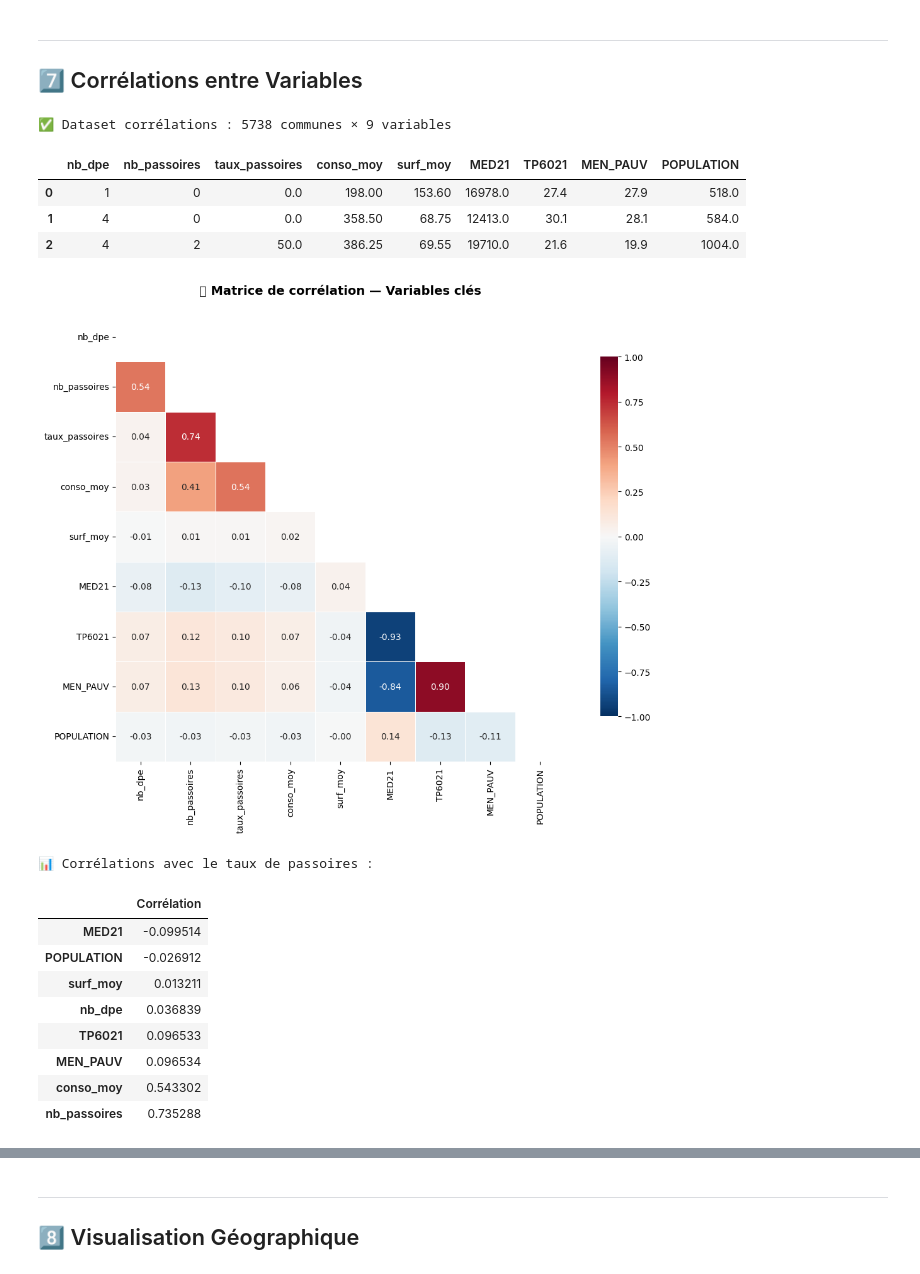
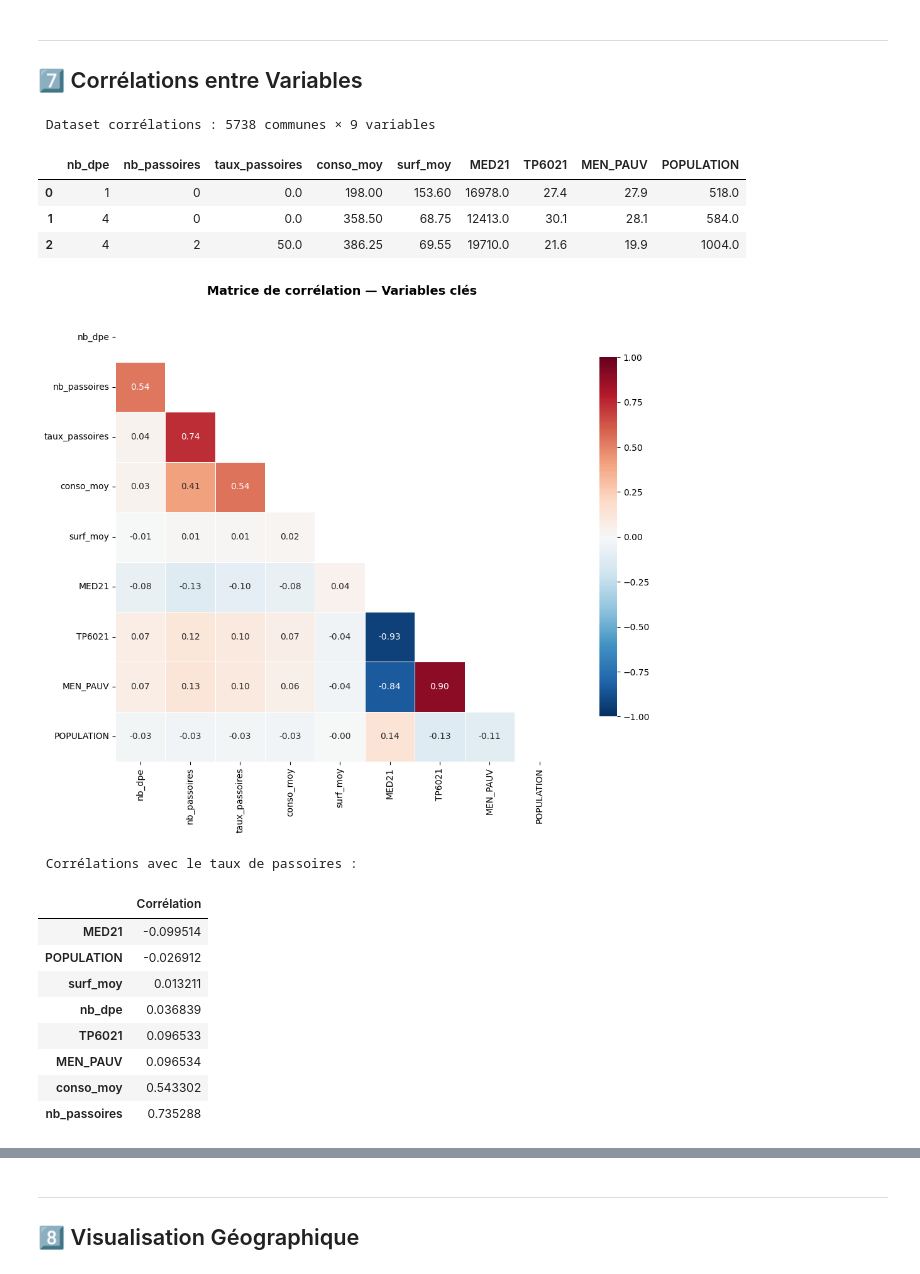
Before and after one commit to mawadaenn/fil-rouge-passoires-thermiques, a Jupyter notebook: EDA.ipynb, the cells around one changed output, grey strips where cells are left out. Cells and saved outputs as stored; diff of their text form; code cells hidden in the pictures.

```diff
--- a/EDA.ipynb
+++ b/EDA.ipynb
@@ -104,8 +91,8 @@ datasets = {'DPE': dpe, 'Population': pop, 'Revenus': rev, 'Logements': log}
 
 for nom, df in datasets.items():
     print(f'\n{'='*50}')
-    print(f'📋 {nom} — {df.shape[0]:,} lignes × {df.shape[1]} colonnes')
+    print(f' {nom} — {df.shape[0]:,} lignes × {df.shape[1]} colonnes')
     print(f'   Colonnes : {list(df.columns)}')
-    display(df.head(3))
+    display(df.head(5))
 # %% [output]
 ==================================================
@@ -196,3 +191,15 @@ display(log.select_dtypes(include='number').describe().T.round(0))
 # %% [markdown]
 ---
 ## 3️⃣ Valeurs Manquantes & Doublons
+# %%
+# pour calcule le nombres des duplications dans chaque dataset
+print(' NOMBRE DE DUPLICATIONS PAR DATASET')
+for nom, df in datasets.items():
+    dupli_count = df.duplicated().sum()
+    print(f'   {nom} : {dupli_count:,} duplications')
+
+##pour calcule le nombres des valeurs manquantes dans chaque dataset
+print('\n NOMBRE DE VALEURS MANQUANTES PAR DATASET')
+for nom, df in datasets.items():
+    missing_count = df.isnull().sum().sum()
+    print(f'   {nom} : {missing_count:,} valeurs manquantes')
@@ -654,10 +674,10 @@ if 'POPULATION' not in df_corr.columns:
 # Colonnes numériques uniquement
 df_num = df_corr.select_dtypes(include='number').dropna(axis=1, thresh=int(len(df_corr)*0.5))
 
-print(f'✅ Dataset corrélations : {df_num.shape[0]} communes × {df_num.shape[1]} variables')
+print(f' Dataset corrélations : {df_num.shape[0]} communes × {df_num.shape[1]} variables')
 display(df_num.head(3))
 # %% [output]
-✅ Dataset corrélations : 5738 communes × 9 variables
+ Dataset corrélations : 5738 communes × 9 variables
 |  | nb_dpe | nb_passoires | taux_passoires | conso_moy | surf_moy | MED21 | TP6021 | MEN_PAUV | POPULATION |
 | 0 | 1 | 0 | 0.0 | 198.00 | 153.60 | 16978.0 | 27.4 | 27.9 | 518.0 |
 | 1 | 4 | 0 | 0.0 | 358.50 | 68.75 | 12413.0 | 30.1 | 28.1 | 584.0 |
@@ -665,30 +685,30 @@ display(df_num.head(3))
 # %%
 # ── Matrice de corrélation ────────────────────────────
 if df_num.shape[1] >= 3:
     corr_matrix = df_num.corr()
 
     fig, ax = plt.subplots(figsize=(12, 9))
     mask = np.triu(np.ones_like(corr_matrix, dtype=bool))
     sns.heatmap(
         corr_matrix, mask=mask, annot=True, fmt='.2f',
         cmap='RdBu_r', center=0, vmin=-1, vmax=1,
         square=True, linewidths=0.5,
         cbar_kws={'shrink': 0.8},
         ax=ax
     )
-    ax.set_title('🔗 Matrice de corrélation — Variables clés', fontsize=14, fontweight='bold', pad=20)
+    ax.set_title(' Matrice de corrélation — Variables clés', fontsize=14, fontweight='bold', pad=20)
     plt.tight_layout()
     plt.savefig(f'{OUTPUT_DIR}/09_matrice_correlation.png', dpi=150, bbox_inches='tight')
     plt.show()
 
     # Corrélations avec taux_passoires
     if 'taux_passoires' in corr_matrix.columns:
         corr_passoires = corr_matrix['taux_passoires'].drop('taux_passoires').sort_values()
-        print('\n📊 Corrélations avec le taux de passoires :')
+        print('\n Corrélations avec le taux de passoires :')
         display(corr_passoires.to_frame('Corrélation').style.background_gradient(cmap='RdYlGn', vmin=-1, vmax=1))
 # %% [output]
-[figure, old version]
+[figure, new version]
-📊 Corrélations avec le taux de passoires :
+ Corrélations avec le taux de passoires :
 |  | Corrélation |
 | MED21 | -0.099514 |
 | POPULATION | -0.026912 |
```
Also changed, not shown: parts of 16 cells of this notebook, 24 other files.
